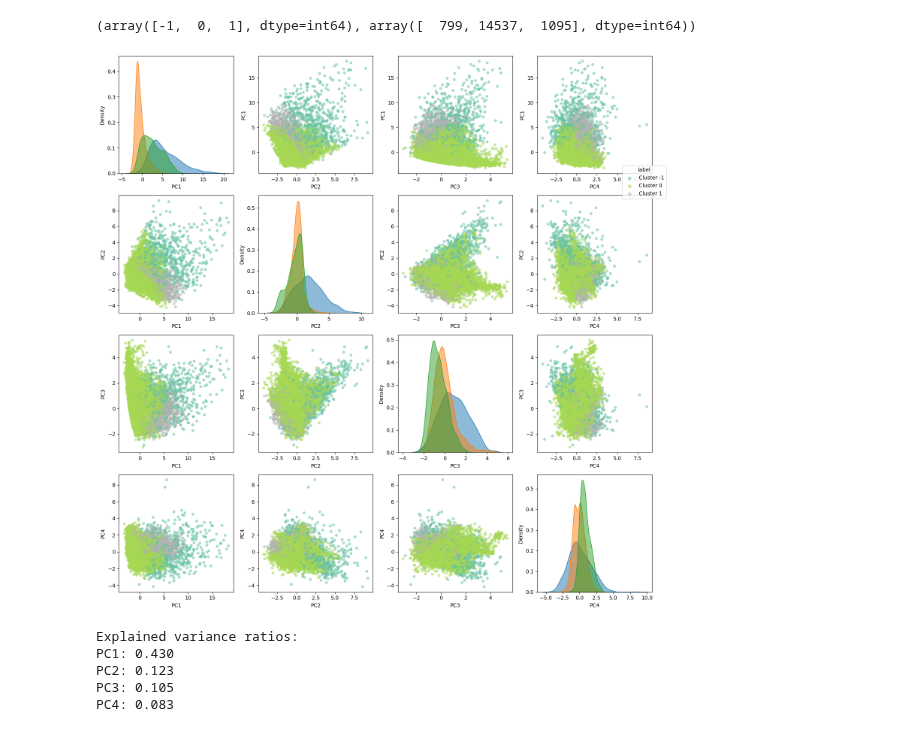
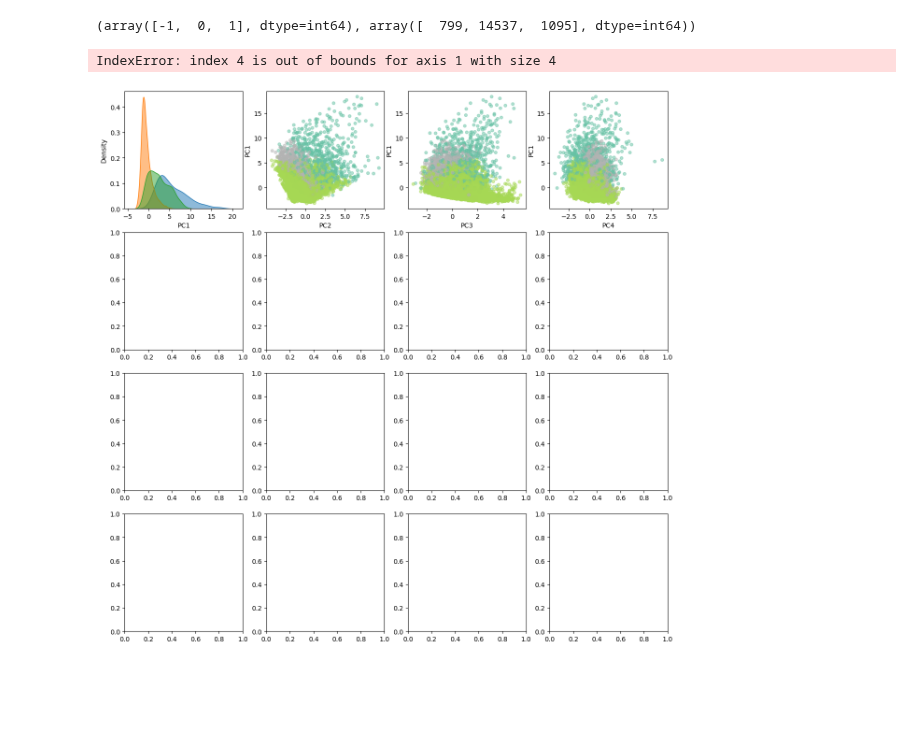
Before and after one commit to ChefBB/data_mining_1, a Jupyter notebook: code/clustering_dbscan_visua_PCA.ipynb, the cells around one changed output. Drawn from its saved outputs; the diff is of its cells as text; code cells hidden in the pictures; blank space fills up the shorter version.

```diff
--- a/code/clustering_dbscan_visua_PCA.ipynb
+++ b/code/clustering_dbscan_visua_PCA.ipynb
@@ -51,7 +51,7 @@ import matplotlib.pyplot as plt
 import numpy as np
 
 # Apply PCA
-pca = PCA(n_components=4)
+pca = PCA(n_components=5)
 X_pca = pca.fit_transform(X_scal)
 
 # Create a figure with a grid of subplots
@@ -61,42 +61,38 @@ fig, axes = plt.subplots(4, 4, figsize=(15, 15))
 pc_labels = [f'PC{i+1}' for i in range(4)]
 
 # Plot each combination
-for i in range(4):
-    for j in range(4):
+for i in range(5):
+    for j in range(5):
         if i != j:
             # Scatter plot
             axes[i, j].scatter(X_pca[:, j], X_pca[:, i],
                              c=dbscan.labels_, cmap='Set2',
                              alpha=0.5, s=20)
             axes[i, j].set_xlabel(pc_labels[j])
             axes[i, j].set_ylabel(pc_labels[i])
         else:
             # Density plot
             for label in np.unique(dbscan.labels_):
                 sns.kdeplot(data=X_pca[dbscan.labels_ == label, i],
                           ax=axes[i, i], fill=True,
                           alpha=0.5)
             axes[i, i].set_xlabel(pc_labels[i])
             axes[i, i].set_ylabel('Density')
 
 # Add legend
 handles = [plt.scatter([], [], c=c, alpha=0.5, label=f'Cluster {l}')
            for l, c in zip(np.unique(dbscan.labels_),
                           plt.cm.Set2(np.linspace(0, 1, len(np.unique(dbscan.labels_)))))]
 fig.legend(handles=handles, title='label', bbox_to_anchor=(1.02, 0.8))
 
 # Adjust layout
 plt.tight_layout()
 plt.show()
 
 # Print explained variance ratios
 print("\nExplained variance ratios:")
 for i, ratio in enumerate(pca.explained_variance_ratio_):
     print(f"PC{i+1}: {ratio:.3f}")
 # %% [output]
+IndexError: index 4 is out of bounds for axis 1 with size 4
-[figure, old version]
+[figure, new version]
-Explained variance ratios:
-PC1: 0.430
-PC2: 0.123
-PC3: 0.105
-PC4: 0.083
```
